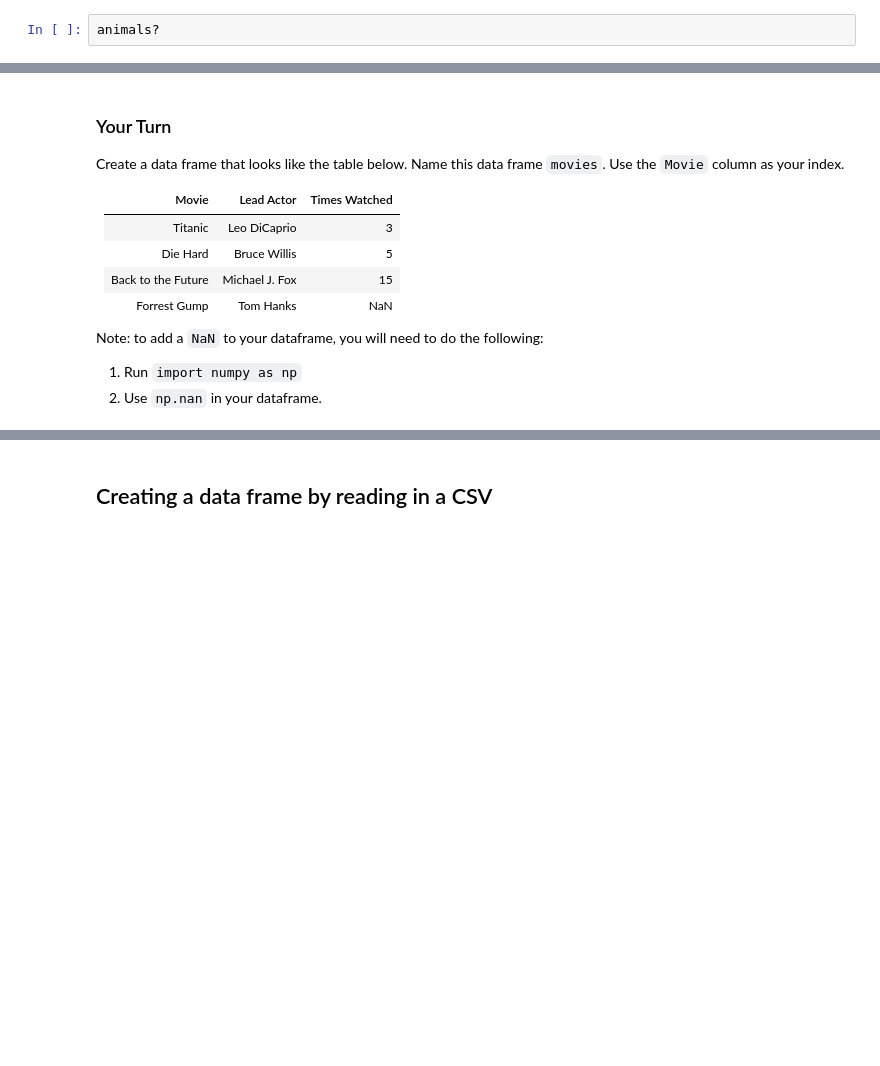
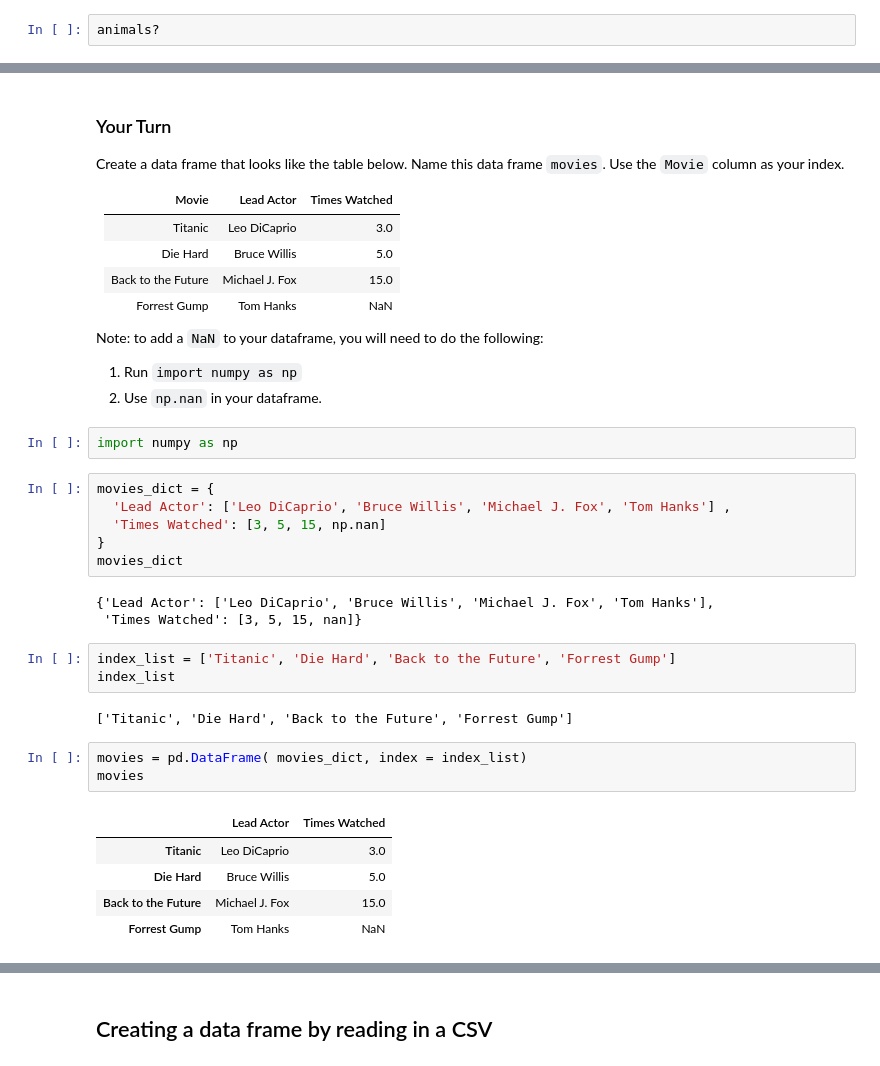
Before and after one commit to cnmi-ds-22/rwcitek___Data-Science-Portfolio-C22, a Jupyter notebook: Modules/Module_1_Intro_to_DS_and_Naive_Bayes/Lectures/120-Pandas.end.ipynb, the cells around one changed output, grey strips where cells are left out. Drawn from its saved outputs; the diff is of its cells as text; blank space fills up the shorter version.

```diff
--- a/Modules/Module_1_Intro_to_DS_and_Naive_Bayes/Lectures/120-Pandas.end.ipynb
+++ b/Modules/Module_1_Intro_to_DS_and_Naive_Bayes/Lectures/120-Pandas.end.ipynb
@@ -49,13 +105,38 @@ Create a data frame that looks like the table below. Name this data frame `movie
 
 Movie | Lead Actor | Times Watched
 ------|------------|--------------
-Titanic|Leo DiCaprio|3
-Die Hard|Bruce Willis|5
-Back to the Future | Michael J. Fox | 15
+Titanic|Leo DiCaprio|3.0
+Die Hard|Bruce Willis|5.0
+Back to the Future | Michael J. Fox | 15.0
 Forrest Gump | Tom Hanks | NaN
 
 Note: to add a `NaN` to your dataframe, you will need to do the following:
 1. Run `import numpy as np`
 2. Use `np.nan` in your dataframe.
+# %%
+import numpy as np
+# %%
+movies_dict = {
+  'Lead Actor': ['Leo DiCaprio', 'Bruce Willis', 'Michael J. Fox', 'Tom Hanks'] ,
+  'Times Watched': [3, 5, 15, np.nan]
+}
+movies_dict
+# %% [output]
+{'Lead Actor': ['Leo DiCaprio', 'Bruce Willis', 'Michael J. Fox', 'Tom Hanks'],
+ 'Times Watched': [3, 5, 15, nan]}
+# %%
+index_list = ['Titanic', 'Die Hard', 'Back to the Future', 'Forrest Gump']
+index_list
+# %% [output]
+['Titanic', 'Die Hard', 'Back to the Future', 'Forrest Gump']
+# %%
+movies = pd.DataFrame( movies_dict, index = index_list)
+movies
+# %% [output]
+|  | Lead Actor | Times Watched |
+| Titanic | Leo DiCaprio | 3.0 |
+| Die Hard | Bruce Willis | 5.0 |
+| Back to the Future | Michael J. Fox | 15.0 |
+| Forrest Gump | Tom Hanks | NaN |
 # %%
 # Solution
```
Also changed, not shown: parts of 86 cells of this notebook.
